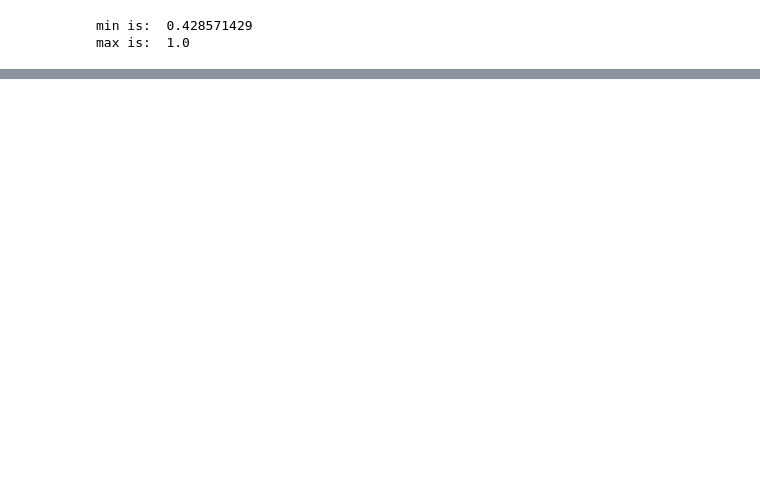
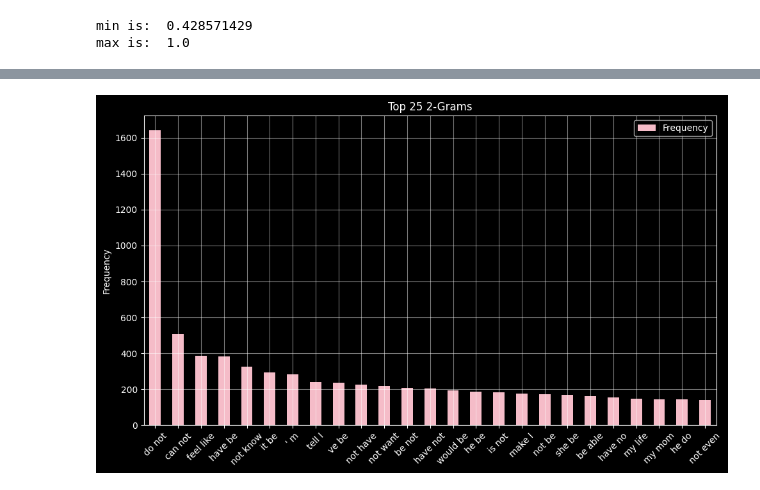
Before and after one commit to mostafamhmdi/stress-prediction, a Jupyter notebook: Untitled.ipynb, the cells around one changed output, grey strips where cells are left out. Saved outputs shown, nothing was run; the diff lists cells and outputs as text; code cells hidden in the pictures; blank space fills up the shorter version.

```diff
--- a/Untitled.ipynb
+++ b/Untitled.ipynb
@@ -114,0 +287,36 @@ plt.show()
+# %%
+df['PP_text'] = df['PP_text'].str.replace('<url>', '')
+df['PP_text'] = df['PP_text'].str.replace('link', '')
+df['PP_text'] = df['PP_text'].str.replace(':', '')
+# %%
+from collections import Counter
+
+def create_bigrams(text):
+    doc = nlp(text)
+    bigrams = []
+
+    for token1, token2 in zip(doc[:-1], doc[1:]):
+        bigram = f"{token1.text} {token2.text}"
+        bigrams.append(bigram)
+
+    return bigrams
+
+df['bigrams'] = df['PP_text'].apply(create_bigrams)
+all_bigrams = [bigram for sublist in df['bigrams'] for bigram in sublist]
+bigram_counts = Counter(all_bigrams)
+bigram_df = pd.DataFrame.from_dict(bigram_counts, orient='index', columns=['Frequency'])
+
+bigram_df = bigram_df.sort_values(by='Frequency', ascending=False)
+
+top_n = 25
+with plt.style.context('dark_background'):
+    plt.figure(figsize=(10, 6))
+    bigram_df.head(top_n).plot(kind='bar', ax=plt.gca(),align='center', color='#f5bcc8')
+    plt.title(f"Top {top_n} 2-Grams")
+    plt.grid(alpha=0.5)
+    plt.ylabel("Frequency")
+    plt.xticks(rotation=45)
+    plt.tight_layout()
+plt.show()
+# %% [output]
+[figure, added]
```
Also changed, not shown: parts of 39 cells of this notebook.
